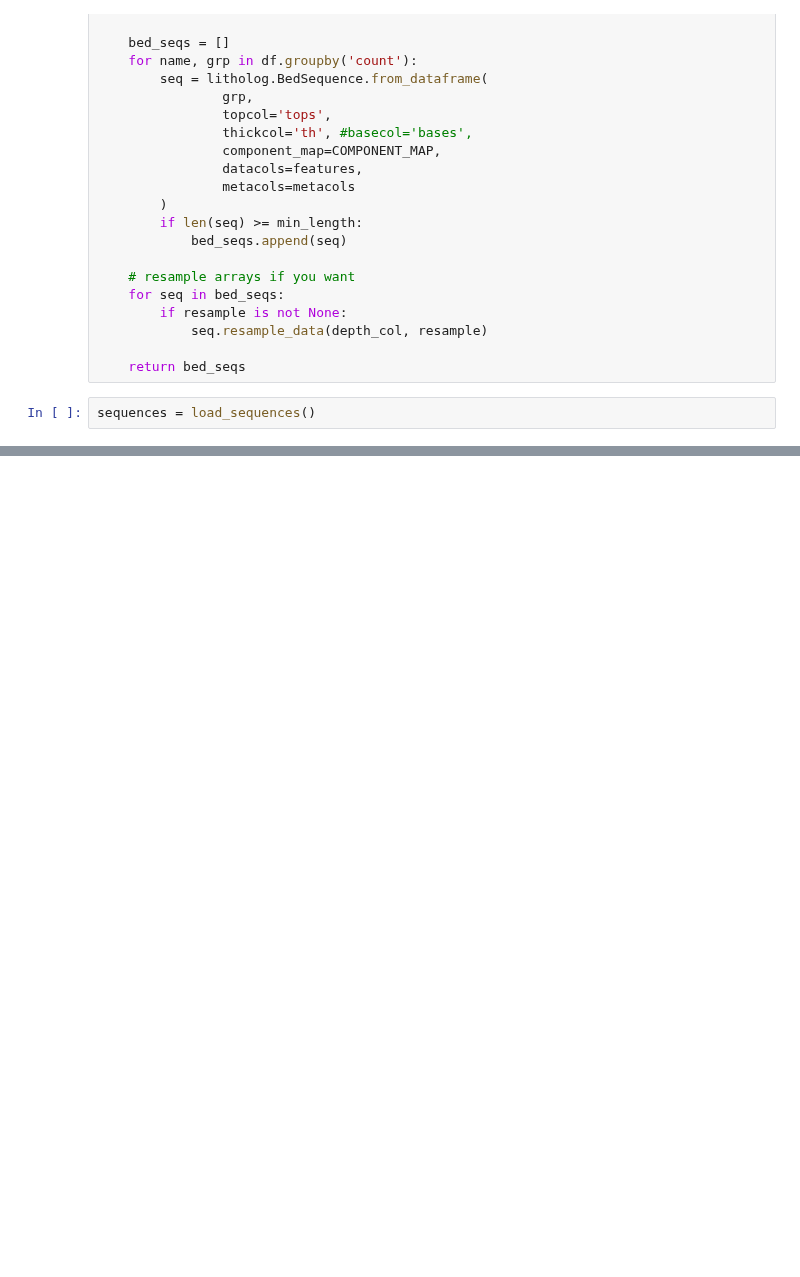
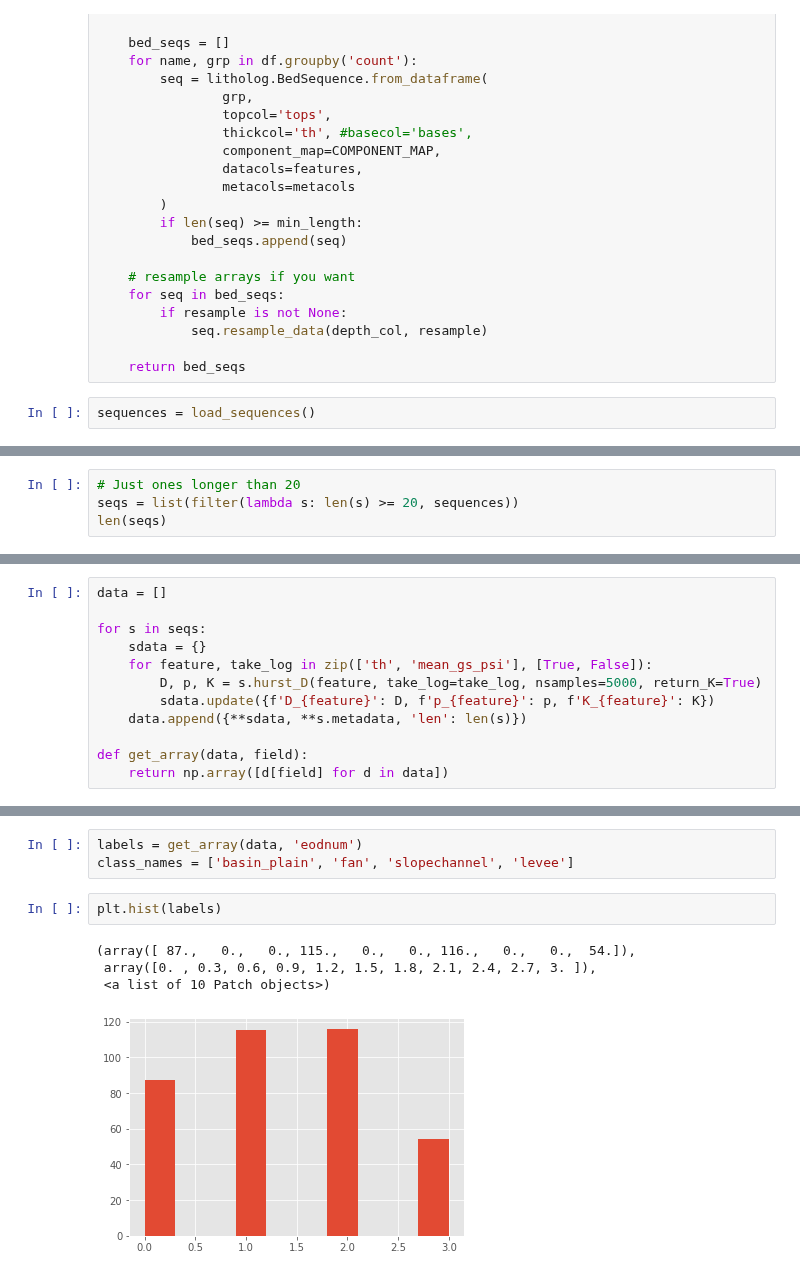
Before and after one commit to rgmyr/litholog, a Jupyter notebook: notebooks/Hurst.ipynb, the cells around one changed output, grey strips where cells are left out. Cells and saved outputs as stored; diff of their text form; blank space fills up the shorter version.

Commit message:
some tweaks, making plots

```diff
--- a/notebooks/Hurst.ipynb
+++ b/notebooks/Hurst.ipynb
@@ -263,0 +112,4 @@ df[df.missing_tops == 1]
+# %%
+# Just ones longer than 20
+seqs = list(filter(lambda s: len(s) >= 20, sequences))
+len(seqs)
@@ -263,0 +118,12 @@ df[df.missing_tops == 1]
+# %%
+data = []
+
+for s in seqs:
+    sdata = {}
+    for feature, take_log in zip(['th', 'mean_gs_psi'], [True, False]):
+        D, p, K = s.hurst_D(feature, take_log=take_log, nsamples=5000, return_K=True)
+        sdata.update({f'D_{feature}': D, f'p_{feature}': p, f'K_{feature}': K})
+    data.append({**sdata, **s.metadata, 'len': len(s)})
+
+def get_array(data, field):
+    return np.array([d[field] for d in data])
@@ -263,0 +147,10 @@ df[df.missing_tops == 1]
+# %%
+labels = get_array(data, 'eodnum')
+class_names = ['basin_plain', 'fan', 'slopechannel', 'levee']
+# %%
+plt.hist(labels)
+# %% [output]
+(array([ 87.,   0.,   0., 115.,   0.,   0., 116.,   0.,   0.,  54.]),
+ array([0. , 0.3, 0.6, 0.9, 1.2, 1.5, 1.8, 2.1, 2.4, 2.7, 3. ]),
+ <a list of 10 Patch objects>)
+[figure, added]
```
Also changed, not shown: parts of 32 cells of this notebook, 2 other files.
